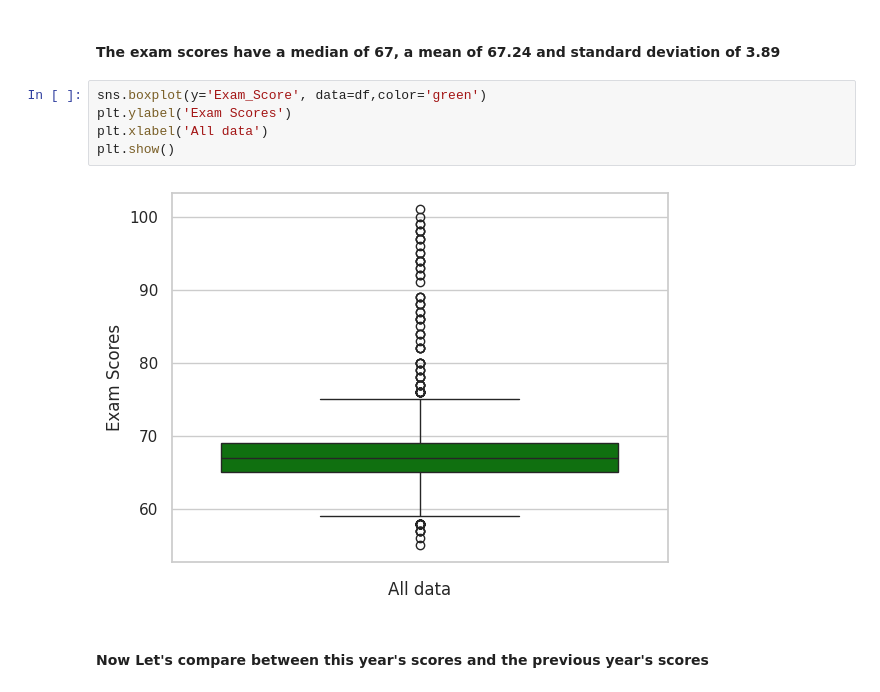
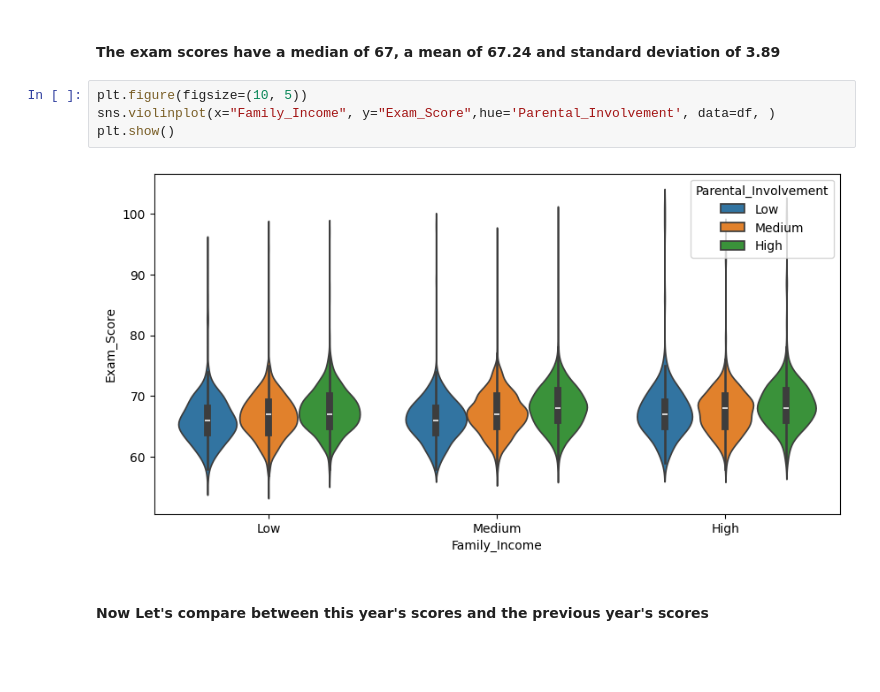
Before and after one commit to yehabdelaziz/Student-Performance-Factors, a Jupyter notebook: data_exploration.ipynb, the cells around one changed output. Saved outputs shown, nothing was run; the diff lists cells and outputs as text; blank space fills up the shorter version.

```diff
--- a/data_exploration.ipynb
+++ b/data_exploration.ipynb
@@ -192,13 +192,12 @@ plt.show()
 [figure]
 # %% [markdown]
 #### The exam scores have a median of 67, a mean of 67.24 and standard deviation of 3.89
-# %%
-sns.boxplot(y='Exam_Score', data=df,color='green')
-plt.ylabel('Exam Scores')
-plt.xlabel('All data')
-plt.show()
-# %% [output]
-[figure, removed]
+# %%
+plt.figure(figsize=(10, 5))
+sns.violinplot(x="Family_Income", y="Exam_Score",hue='Parental_Involvement', data=df, )
+plt.show()
+# %% [output]
+[figure, added]
 # %% [markdown]
 #### Now Let's compare between this year's scores and the previous year's scores
 # %%
```
Also changed, not shown: parts of 14 cells of this notebook.
